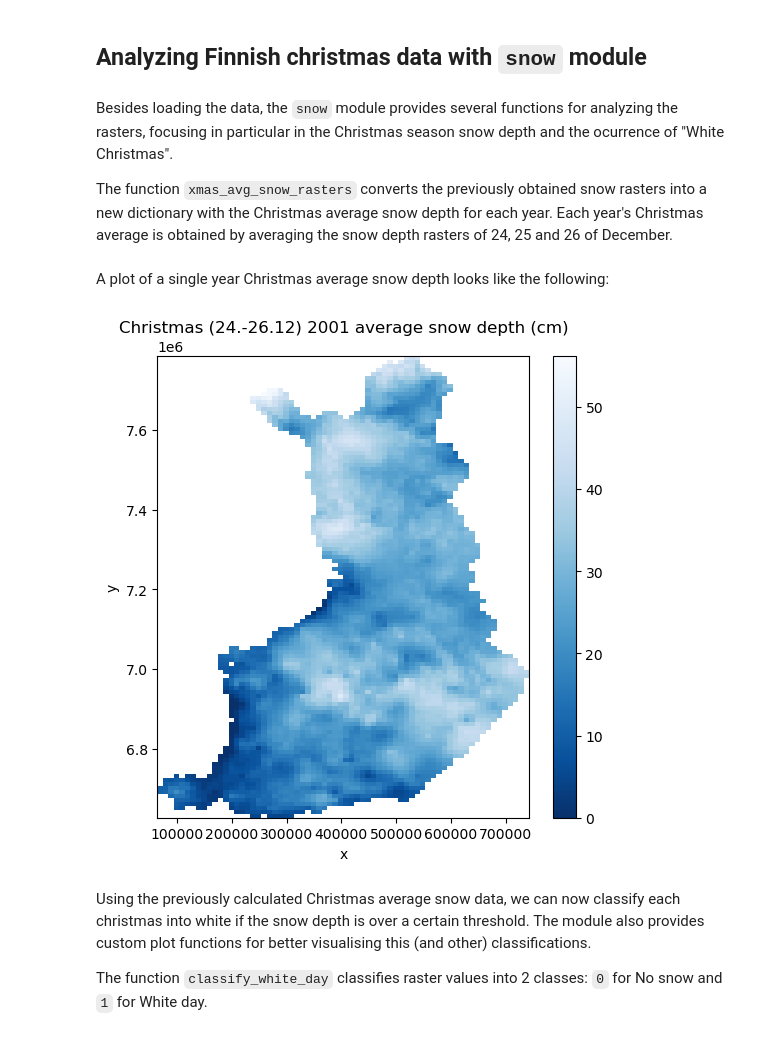
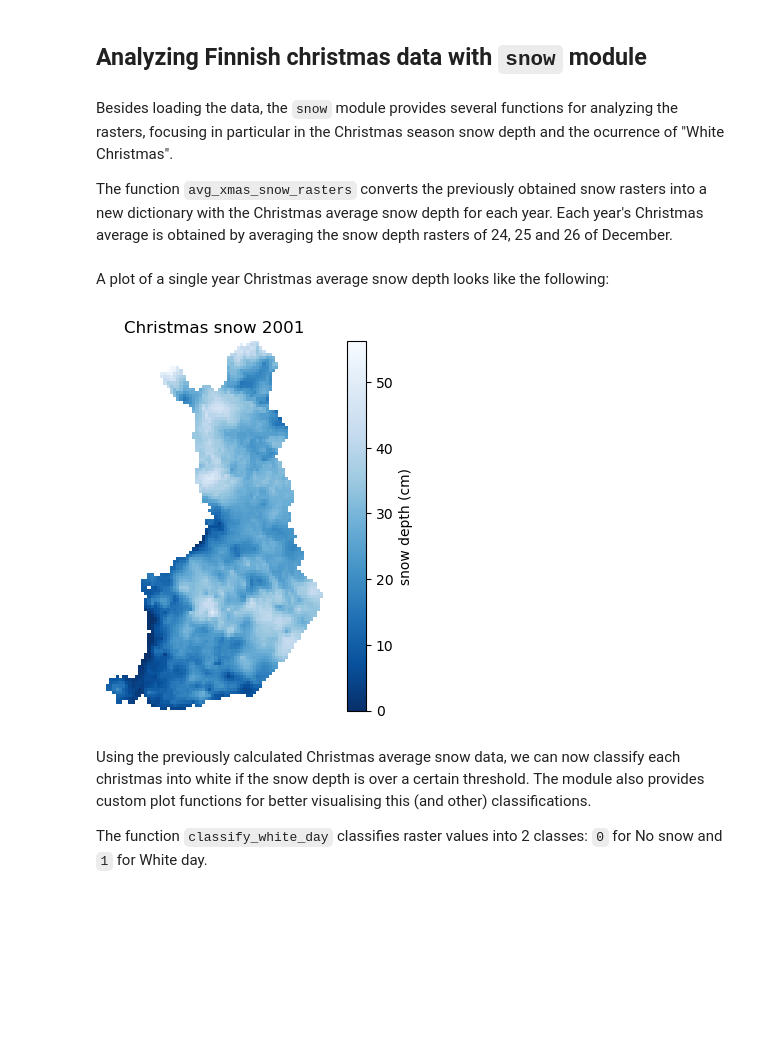
Before and after one commit to marcelomouta/white-christmas-project, a Jupyter notebook: final-assignment.ipynb, the cells around one changed output. Drawn from its saved outputs; the diff is of its cells as text; code cells hidden in the pictures; blank space fills up the shorter version.

```diff
--- a/final-assignment.ipynb
+++ b/final-assignment.ipynb
@@ -113,24 +114,26 @@ Attributes:
 # %% [markdown]
 Besides loading the data, the `snow` module provides several functions for analyzing the rasters, focusing in particular in the Christmas season snow depth and the ocurrence of "White Christmas".
 
-The function `xmas_avg_snow_rasters` converts the previously obtained snow rasters into a new dictionary with the Christmas average snow depth for each year. Each year's Christmas average is obtained by averaging the snow depth rasters of 24, 25 and 26 of December.
+The function `avg_xmas_snow_rasters` converts the previously obtained snow rasters into a new dictionary with the Christmas average snow depth for each year. Each year's Christmas average is obtained by averaging the snow depth rasters of 24, 25 and 26 of December.
 # %%
 # dict of Christmas avg snow for each year in snow_rasters data
-xmas_avg_snow = snow.xmas_avg_snow_rasters(snow_rasters)
+xmas_avg_snow = snow.avg_xmas_snow_rasters(snow_rasters)
 # %% [markdown]
 A plot of a single year Christmas average snow depth looks like the following:
 # %%
 import matplotlib.pyplot as plt
 
 # Choose year for analysis
 year = 2001 # Change to your desired year within [1961-2022]
 
-# Plot xmas average average snow depth (24.-26.12) for chosen year
-xmas_avg_snow[year].plot(figsize=(6,6), cmap="Blues_r")
-plt.title(f"Christmas (24.-26.12) {year} average snow depth (cm)")
+# Plot xmas average snow depth (24.-26.12) for chosen year
+plt.imshow(xmas_avg_snow[year], cmap="Blues_r")
+plt.colorbar(label="snow depth (cm)")
+plt.axis("off")
+plt.title(f"Christmas snow {year}")
 plt.show()
 # %% [output]
-[figure, old version]
+[figure, new version]
 # %% [markdown]
 Using the previously calculated Christmas average snow data, we can now classify each christmas into white if the snow depth is over a certain threshold. The module also provides custom plot functions for better visualising this (and other) classifications.
 
```
Also changed, not shown: parts of 28 cells of this notebook.
